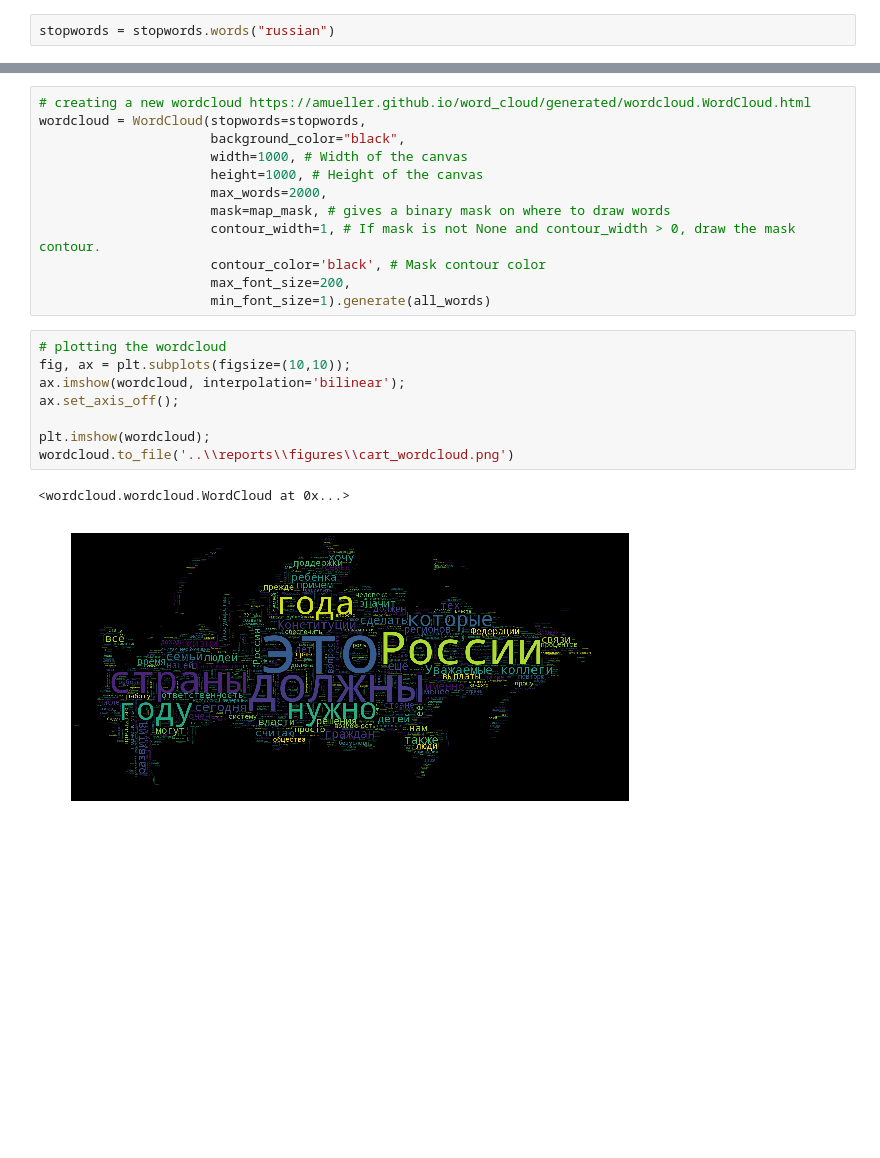
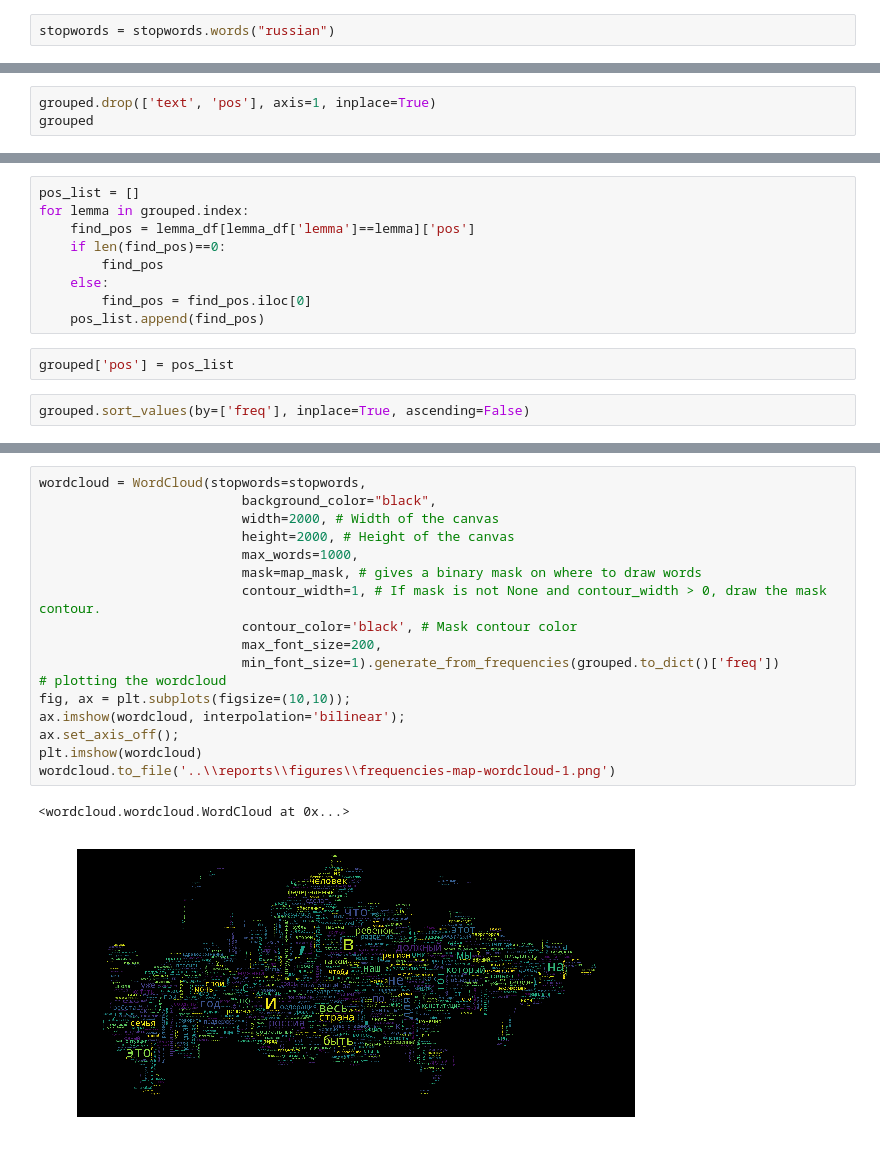
Before and after one commit to iconismo/federal-assembly, a Jupyter notebook: notebooks/3-create-wordcloud.ipynb, the cells around one changed output, grey strips where cells are left out. Drawn from its saved outputs; the diff is of its cells as text; blank space fills up the shorter version.

```diff
--- a/notebooks/3-create-wordcloud.ipynb
+++ b/notebooks/3-create-wordcloud.ipynb
@@ -68,0 +164,3 @@ map_mask = np.array(Image.open("..\\data\\external\\map.jpeg"))
+# %%
+grouped.drop(['text', 'pos'], axis=1, inplace=True)
+grouped
@@ -68,0 +185,13 @@ map_mask = np.array(Image.open("..\\data\\external\\map.jpeg"))
+# %%
+pos_list = []
+for lemma in grouped.index:
+    find_pos = lemma_df[lemma_df['lemma']==lemma]['pos']
+    if len(find_pos)==0:
+        find_pos
+    else:
+        find_pos = find_pos.iloc[0]
+    pos_list.append(find_pos)
+# %%
+grouped['pos'] = pos_list
+# %%
+grouped.sort_values(by=['freq'], inplace=True, ascending=False)
@@ -69,23 +235,20 @@ map_mask = np.array(Image.open("..\\data\\external\\map.jpeg"))
 # %%
-# creating a new wordcloud https://amueller.github.io/word_cloud/generated/wordcloud.WordCloud.html
 wordcloud = WordCloud(stopwords=stopwords,
-                      background_color="black",
-                      width=1000, # Width of the canvas
-                      height=1000, # Height of the canvas
-                      max_words=2000,
-                      mask=map_mask, # gives a binary mask on where to draw words
-                      contour_width=1, # If mask is not None and contour_width > 0, draw the mask contour.
-                      contour_color='black', # Mask contour color
-                      max_font_size=200,
-                      min_font_size=1).generate(all_words)
+                          background_color="black",
+                          width=2000, # Width of the canvas
+                          height=2000, # Height of the canvas
+                          max_words=1000,
+                          mask=map_mask, # gives a binary mask on where to draw words
+                          contour_width=1, # If mask is not None and contour_width > 0, draw the mask contour.
+                          contour_color='black', # Mask contour color
+                          max_font_size=200,
+                          min_font_size=1).generate_from_frequencies(grouped.to_dict()['freq'])
+# plotting the wordcloud
+fig, ax = plt.subplots(figsize=(10,10));
+ax.imshow(wordcloud, interpolation='bilinear');
+ax.set_axis_off();
+plt.imshow(wordcloud)
+wordcloud.to_file('..\\reports\\figures\\frequencies-map-wordcloud-1.png')
+# %% [output]
+<wordcloud.wordcloud.WordCloud at 0x...>
+[figure, added]
-# %%
-# plotting the wordcloud
-fig, ax = plt.subplots(figsize=(10,10));
-ax.imshow(wordcloud, interpolation='bilinear');
-ax.set_axis_off();
-
-plt.imshow(wordcloud);
-wordcloud.to_file('..\\reports\\figures\\cart_wordcloud.png')
-# %% [output]
-<wordcloud.wordcloud.WordCloud at 0x...>
-[figure, removed]
```
Also changed, not shown: parts of 28 cells of this notebook, 14 other files.
